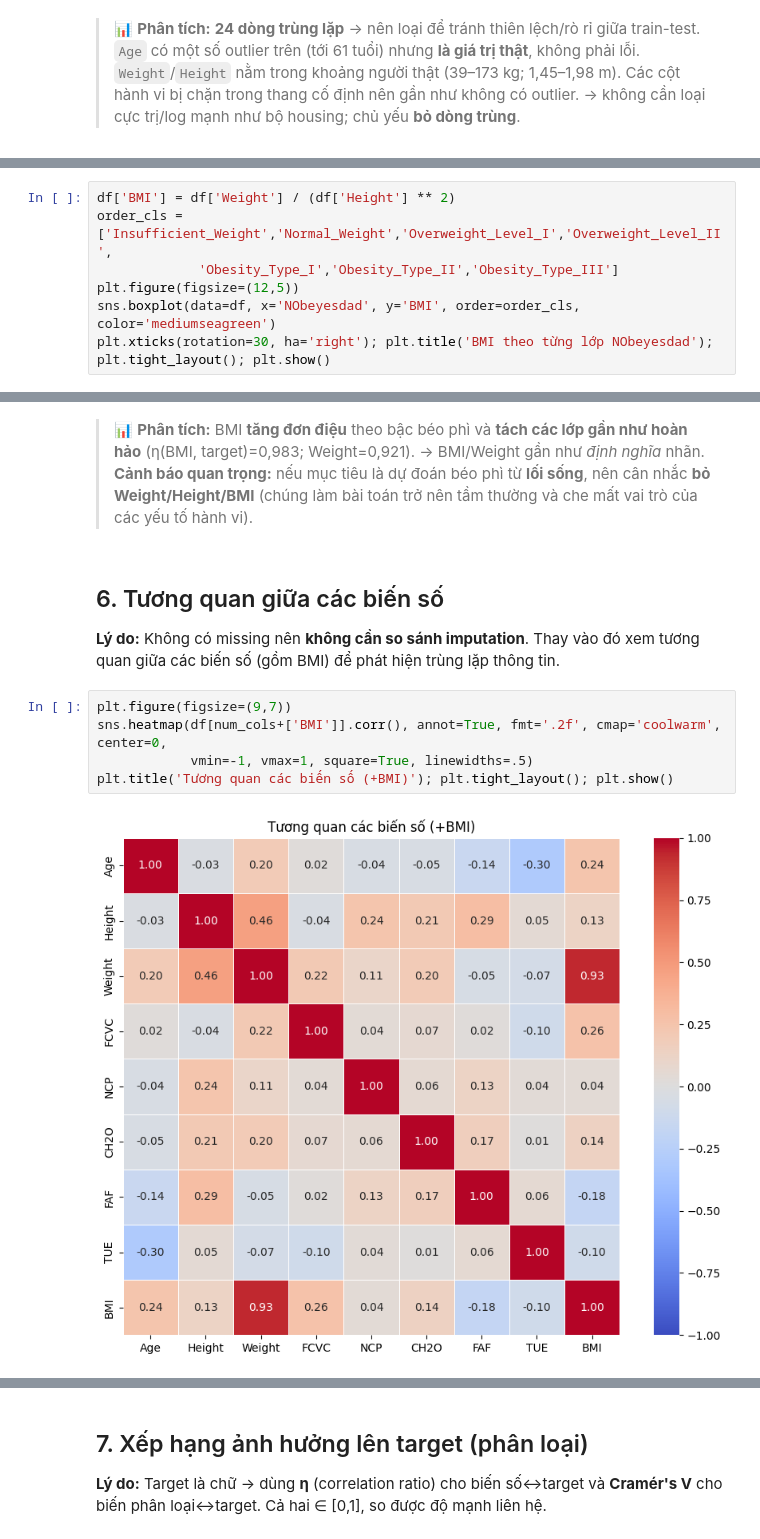
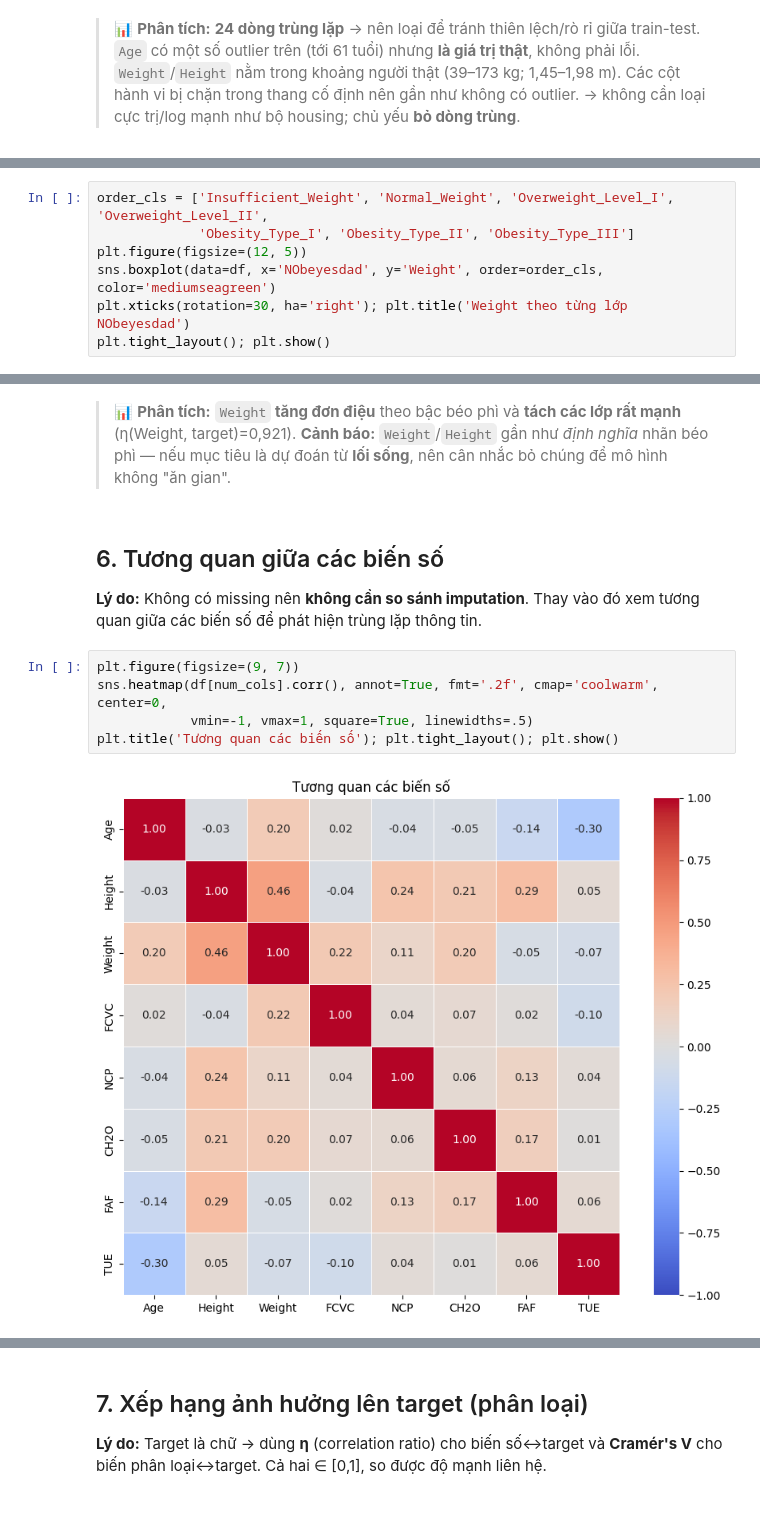
Before and after one commit to AIVIETNAM-AIO-Tuan/AIO-Conquer, a Jupyter notebook: Data/preproc_obesity.ipynb, the cells around one changed output, grey strips where cells are left out. Drawn from its saved outputs; the diff is of its cells as text; blank space fills up the shorter version.

```diff
--- a/Data/preproc_obesity.ipynb
+++ b/Data/preproc_obesity.ipynb
@@ -132,8 +132,8 @@ Số dòng trùng lặp: 24
 # %%
-df['BMI'] = df['Weight'] / (df['Height'] ** 2)
-order_cls = ['Insufficient_Weight','Normal_Weight','Overweight_Level_I','Overweight_Level_II',
-             'Obesity_Type_I','Obesity_Type_II','Obesity_Type_III']
-plt.figure(figsize=(12,5))
-sns.boxplot(data=df, x='NObeyesdad', y='BMI', order=order_cls, color='mediumseagreen')
-plt.xticks(rotation=30, ha='right'); plt.title('BMI theo từng lớp NObeyesdad'); plt.tight_layout(); plt.show()
+order_cls = ['Insufficient_Weight', 'Normal_Weight', 'Overweight_Level_I', 'Overweight_Level_II',
+             'Obesity_Type_I', 'Obesity_Type_II', 'Obesity_Type_III']
+plt.figure(figsize=(12, 5))
+sns.boxplot(data=df, x='NObeyesdad', y='Weight', order=order_cls, color='mediumseagreen')
+plt.xticks(rotation=30, ha='right'); plt.title('Weight theo từng lớp NObeyesdad')
+plt.tight_layout(); plt.show()
 # %% [output]
@@ -141,15 +141,15 @@ plt.xticks(rotation=30, ha='right'); plt.title('BMI theo từng lớp NObeyesdad
 # %% [markdown]
-> 📊 **Phân tích:** BMI **tăng đơn điệu** theo bậc béo phì và **tách các lớp gần như hoàn hảo** (η(BMI, target)=0,983; Weight=0,921). → BMI/Weight gần như *định nghĩa* nhãn. **Cảnh báo quan trọng:** nếu mục tiêu là dự đoán béo phì từ **lối sống**, nên cân nhắc **bỏ Weight/Height/BMI** (chúng làm bài toán trở nên tầm thường và che mất vai trò của các yếu tố hành vi).
+> 📊 **Phân tích:** `Weight` **tăng đơn điệu** theo bậc béo phì và **tách các lớp rất mạnh** (η(Weight, target)=0,921). **Cảnh báo:** `Weight`/`Height` gần như *định nghĩa* nhãn béo phì — nếu mục tiêu là dự đoán từ **lối sống**, nên cân nhắc bỏ chúng để mô hình không "ăn gian".
 # %% [markdown]
 ## 6. Tương quan giữa các biến số
 
 **Lý do:** Không có missing nên **không cần so sánh imputation**. Thay vào đó xem tương quan giữa các biến số
-(gồm BMI) để phát hiện trùng lặp thông tin.
+để phát hiện trùng lặp thông tin.
 # %%
-plt.figure(figsize=(9,7))
-sns.heatmap(df[num_cols+['BMI']].corr(), annot=True, fmt='.2f', cmap='coolwarm', center=0,
+plt.figure(figsize=(9, 7))
+sns.heatmap(df[num_cols].corr(), annot=True, fmt='.2f', cmap='coolwarm', center=0,
             vmin=-1, vmax=1, square=True, linewidths=.5)
-plt.title('Tương quan các biến số (+BMI)'); plt.tight_layout(); plt.show()
+plt.title('Tương quan các biến số'); plt.tight_layout(); plt.show()
 # %% [output]
-[figure, old version]
+[figure, new version]
 # %% [markdown]
```
Also changed, not shown: parts of 11 cells of this notebook, 1 other file.
